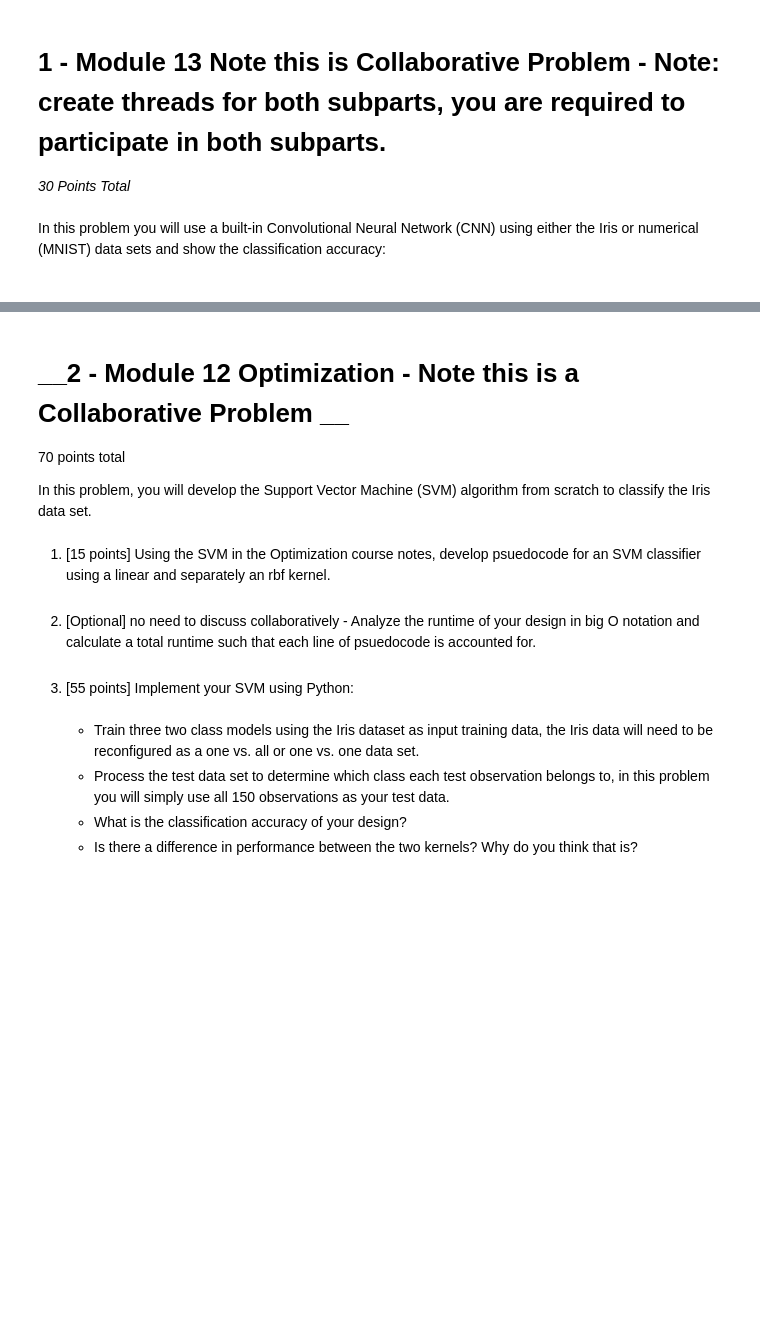
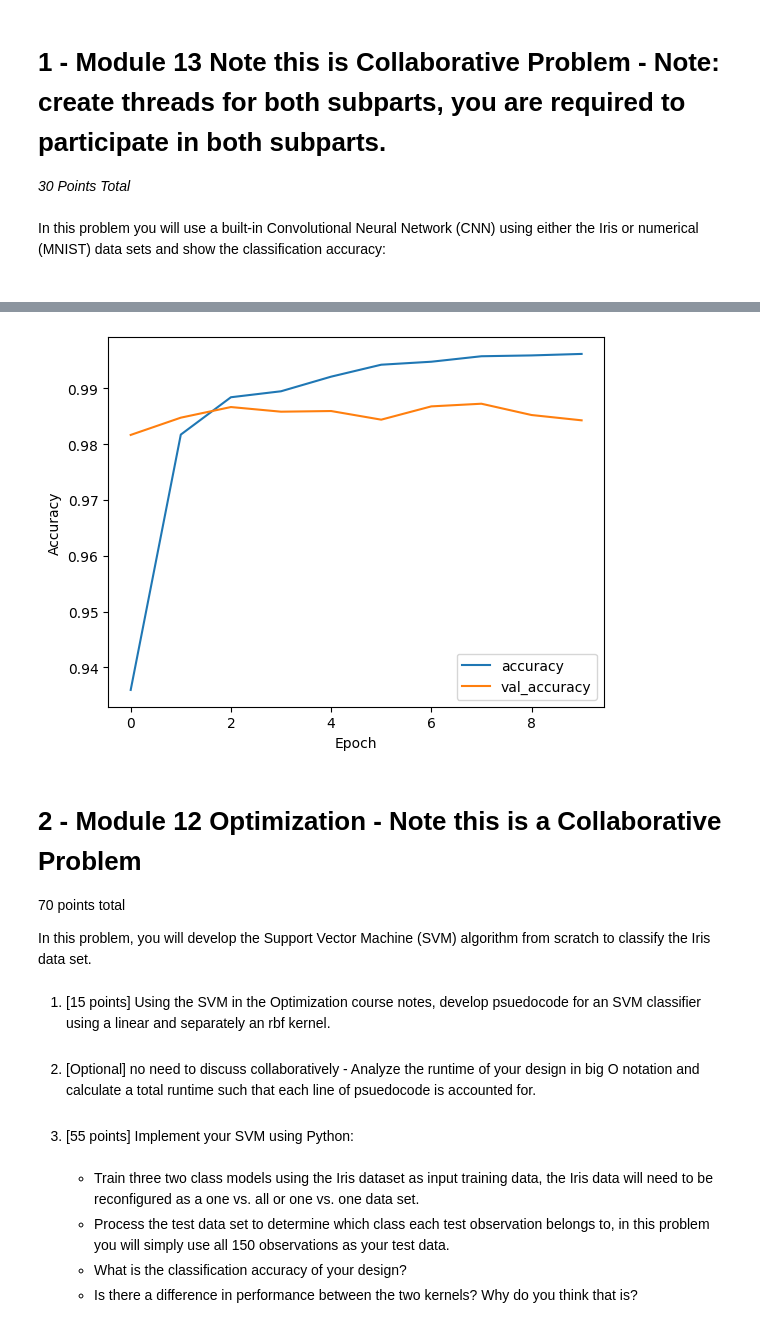
Before and after one commit to zhatz111/Data-Science-Masters, a Jupyter notebook: Algorithms for Data Science/HW5/HW5.ipynb, the cells around one changed output, grey strips where cells are left out. Saved outputs shown, nothing was run; the diff lists cells and outputs as text; code cells hidden in the pictures; blank space fills up the shorter version.

Commit message:
finished hw5 and module 13

```diff
--- a/Algorithms for Data Science/HW5/HW5.ipynb
+++ b/Algorithms for Data Science/HW5/HW5.ipynb
@@ -27,0 +42,23 @@ In this problem you will use a built-in Convolutional Neural Network (CNN) using
+# %%
+model = models.Sequential()
+model.add(layers.Conv2D(32, (3, 3), activation='relu', input_shape=(28, 28, 1)))
+model.add(layers.MaxPooling2D((2, 2)))
+model.add(layers.Conv2D(64, (3, 3), activation='relu'))
+model.add(layers.MaxPooling2D((2, 2)))
+model.add(layers.Conv2D(64, (3, 3), activation='relu'))
+
+model.add(layers.Flatten())
+model.add(layers.Dense(64, activation='relu'))
+model.add(layers.Dense(10))
+# %%
+## Type the code for part 2 here ##
+model.compile(
+    optimizer='adam',
+    loss=tf.keras.losses.SparseCategoricalCrossentropy(from_logits=True),
+    metrics=['accuracy']
+)
+
+history = model.fit(
+    mnist_train_, mnist_train_labels, epochs=10,
+    validation_data=(mnist_test_, mnist_test_labels)
+)
@@ -27,0 +113,10 @@ In this problem you will use a built-in Convolutional Neural Network (CNN) using
+# %%
+plt.plot(history.history['accuracy'], label='accuracy')
+plt.plot(history.history['val_accuracy'], label = 'val_accuracy')
+plt.xlabel('Epoch')
+plt.ylabel('Accuracy')
+# plt.ylim([0.5, 1])
+plt.legend(loc='lower right')
+
+test_loss, test_acc = model.evaluate(mnist_test_,  mnist_test_labels, verbose=2)
+# %% [output]
@@ -28,5 +124,6 @@ In this problem you will use a built-in Convolutional Neural Network (CNN) using
+[figure, added]
 # %% [markdown]
-# __2 - Module 12 Optimization - Note this is a Collaborative Problem  __<br>
+# 2 - Module 12 Optimization - Note this is a Collaborative Problem<br>
 70 points total
 
 In this problem, you will develop the Support Vector Machine (SVM) algorithm from scratch to classify the Iris data set.
```
Also changed, not shown: parts of 20 cells of this notebook, 18 other files.
